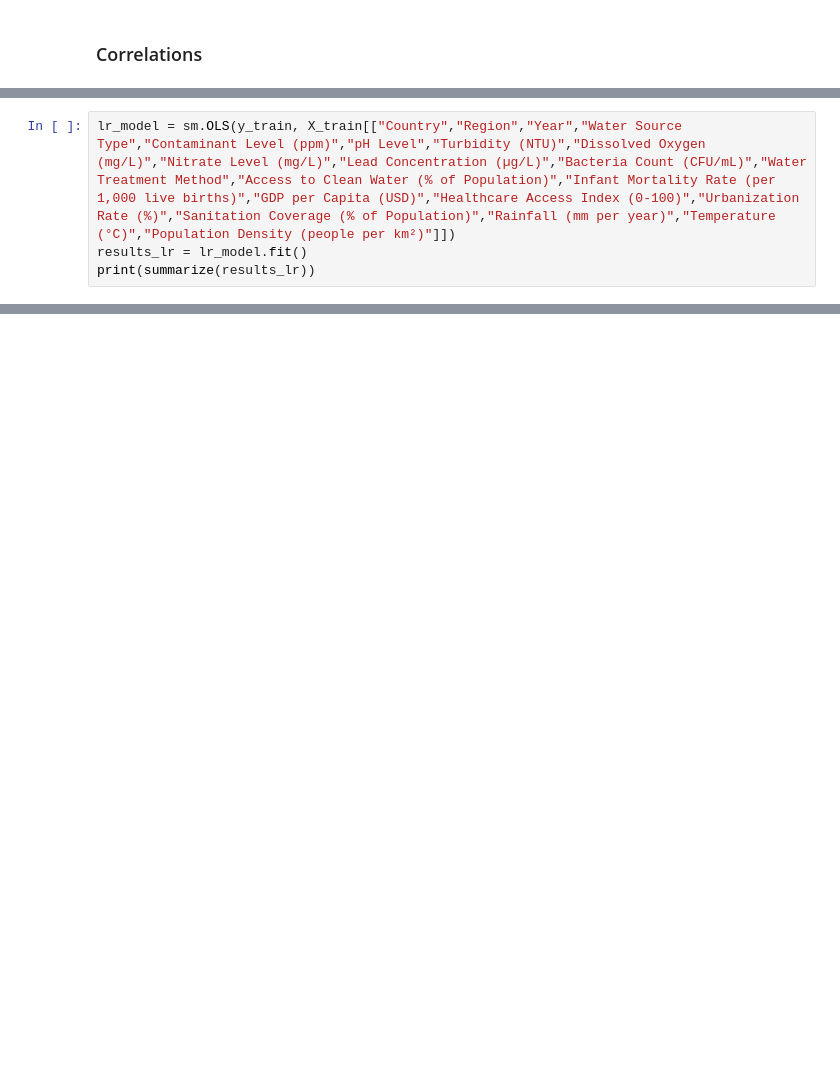
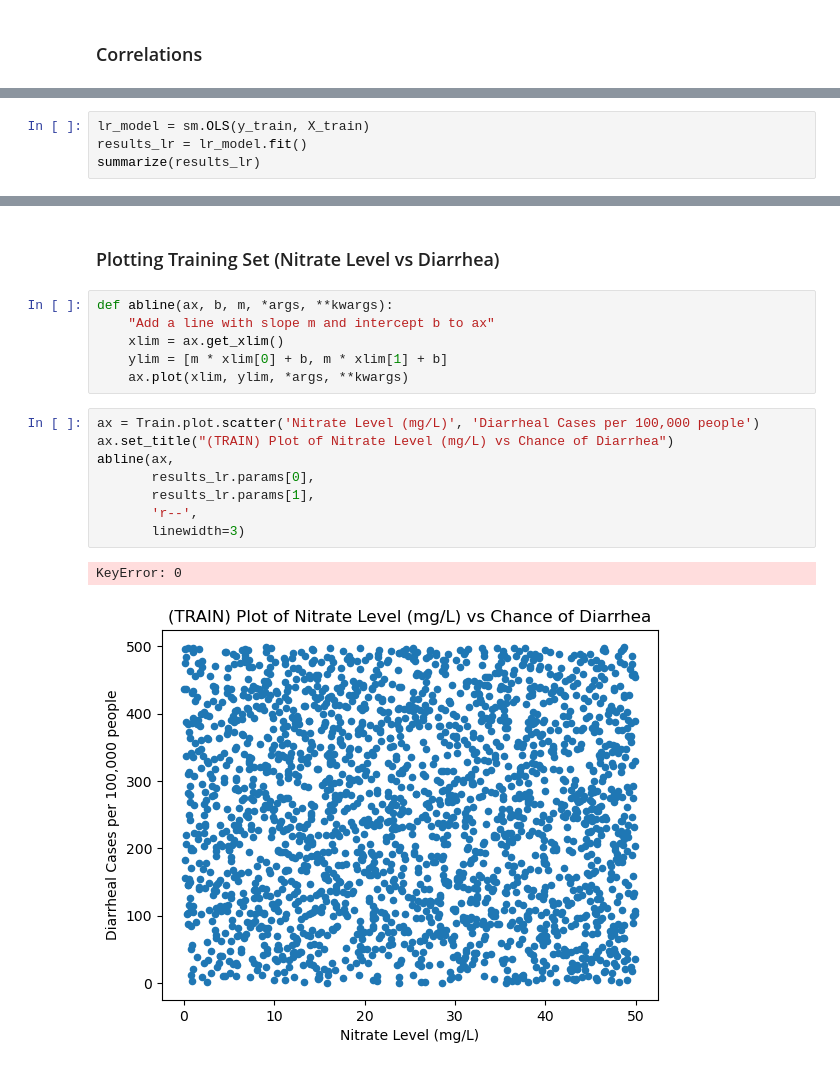
Before and after one commit to shuajo-267/cse-2600-final, a Jupyter notebook: final_project/water_pollution_lr.ipynb, the cells around one changed output, grey strips where cells are left out. Drawn from its saved outputs; the diff is of its cells as text; blank space fills up the shorter version.

Commit message:
Added more lr models and a polynomial model

```diff
--- a/final_project/water_pollution_lr.ipynb
+++ b/final_project/water_pollution_lr.ipynb
@@ -194,5 +199,5 @@ plt.show()
 # %%
-lr_model = sm.OLS(y_train, X_train[["Country","Region","Year","Water Source Type","Contaminant Level (ppm)","pH Level","Turbidity (NTU)","Dissolved Oxygen (mg/L)","Nitrate Level (mg/L)","Lead Concentration (µg/L)","Bacteria Count (CFU/mL)","Water Treatment Method","Access to Clean Water (% of Population)","Infant Mortality Rate (per 1,000 live births)","GDP per Capita (USD)","Healthcare Access Index (0-100)","Urbanization Rate (%)","Sanitation Coverage (% of Population)","Rainfall (mm per year)","Temperature (°C)","Population Density (people per km²)"]])
+lr_model = sm.OLS(y_train, X_train)
 results_lr = lr_model.fit()
-print(summarize(results_lr))
+summarize(results_lr)
 # %% [output]
@@ -199,0 +298,19 @@ ValueError: Pandas data cast to numpy dtype of object. Check input data with np.
+# %% [markdown]
+### Plotting Training Set (Nitrate Level vs Diarrhea)
+# %%
+def abline(ax, b, m, *args, **kwargs):
+    "Add a line with slope m and intercept b to ax"
+    xlim = ax.get_xlim()
+    ylim = [m * xlim[0] + b, m * xlim[1] + b]
+    ax.plot(xlim, ylim, *args, **kwargs)
+# %%
+ax = Train.plot.scatter('Nitrate Level (mg/L)', 'Diarrheal Cases per 100,000 people')
+ax.set_title("(TRAIN) Plot of Nitrate Level (mg/L) vs Chance of Diarrhea")
+abline(ax,
+       results_lr.params[0],
+       results_lr.params[1],
+       'r--',
+       linewidth=3)
+# %% [output]
+KeyError: 0
+[figure, added]
```
Also changed, not shown: parts of 23 cells of this notebook, 5 other files.
